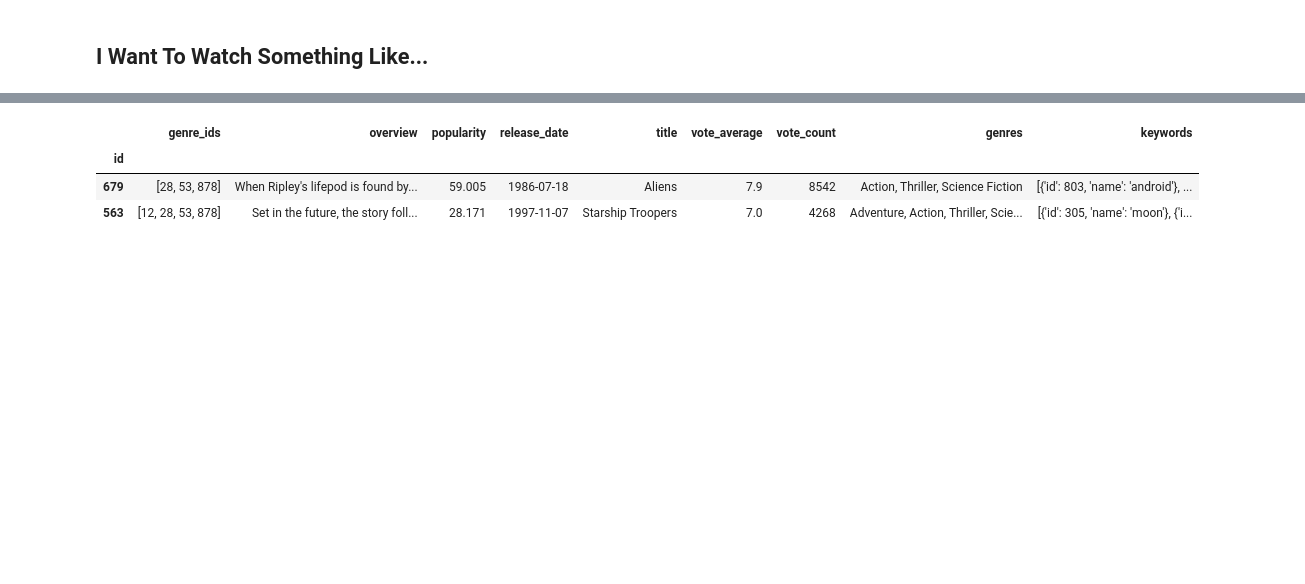
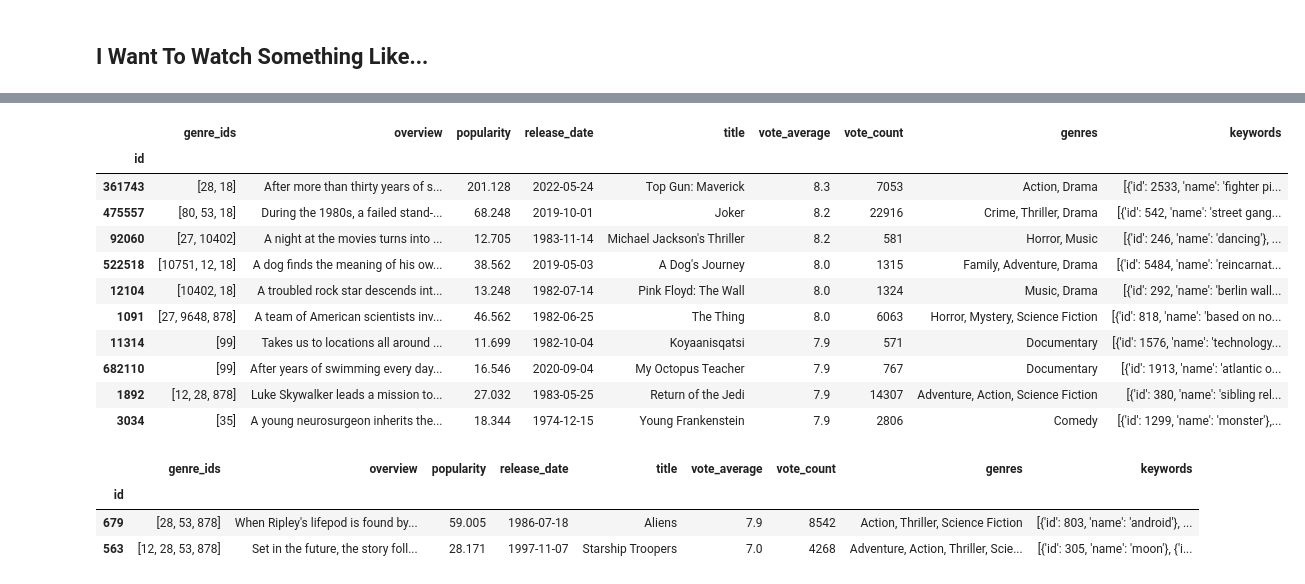
Before and after one commit to fadeeva/normal_projects, a Jupyter notebook: Popular_10000_movies_listed_on_TMDb/prsnt.ipynb, the cells around one changed output, grey strips where cells are left out. Saved outputs shown, nothing was run; the diff lists cells and outputs as text; code cells hidden in the pictures; blank space fills up the shorter version.

```diff
--- a/Popular_10000_movies_listed_on_TMDb/prsnt.ipynb
+++ b/Popular_10000_movies_listed_on_TMDb/prsnt.ipynb
@@ -607,3 +609,19 @@ movies_df.loc[reco_k.sort_values('mean', ascending=False).index].head(10)
+# %%
+
+movies_df.loc[reco_k.sort_values('sum', ascending=False).index].sort_values('vote_average', ascending=False).head(10)
+# %% [output]
+|  | genre_ids | overview | popularity | release_date | title | vote_average | vote_count | genres | keywords |
+| id |  |  |  |  |  |  |  |  |  |
+| 361743 | [28, 18] | After more than thirty years of s... | 201.128 | 2022-05-24 | Top Gun: Maverick | 8.3 | 7053 | Action, Drama | [{'id': 2533, 'name': 'fighter pi... |
+| 475557 | [80, 53, 18] | During the 1980s, a failed stand-... | 68.248 | 2019-10-01 | Joker | 8.2 | 22916 | Crime, Thriller, Drama | [{'id': 542, 'name': 'street gang... |
+| 92060 | [27, 10402] | A night at the movies turns into ... | 12.705 | 1983-11-14 | Michael Jackson's Thriller | 8.2 | 581 | Horror, Music | [{'id': 246, 'name': 'dancing'}, ... |
+| 522518 | [10751, 12, 18] | A dog finds the meaning of his ow... | 38.562 | 2019-05-03 | A Dog's Journey | 8.0 | 1315 | Family, Adventure, Drama | [{'id': 5484, 'name': 'reincarnat... |
+| 12104 | [10402, 18] | A troubled rock star descends int... | 13.248 | 1982-07-14 | Pink Floyd: The Wall | 8.0 | 1324 | Music, Drama | [{'id': 292, 'name': 'berlin wall... |
+| 1091 | [27, 9648, 878] | A team of American scientists inv... | 46.562 | 1982-06-25 | The Thing | 8.0 | 6063 | Horror, Mystery, Science Fiction | [{'id': 818, 'name': 'based on no... |
+| 11314 | [99] | Takes us to locations all around ... | 11.699 | 1982-10-04 | Koyaanisqatsi | 7.9 | 571 | Documentary | [{'id': 1576, 'name': 'technology... |
+| 682110 | [99] | After years of swimming every day... | 16.546 | 2020-09-04 | My Octopus Teacher | 7.9 | 767 | Documentary | [{'id': 1913, 'name': 'atlantic o... |
+| 1892 | [12, 28, 878] | Luke Skywalker leads a mission to... | 27.032 | 1983-05-25 | Return of the Jedi | 7.9 | 14307 | Adventure, Action, Science Fiction | [{'id': 380, 'name': 'sibling rel... |
+| 3034 | [35] | A young neurosurgeon inherits the... | 18.344 | 1974-12-15 | Young Frankenstein | 7.9 | 2806 | Comedy | [{'id': 1299, 'name': 'monster'},... |
 # %%
 class IWantToWatchSomethingLike:
     def __init__(self, i_like:list):
```
Also changed, not shown: parts of 9 cells of this notebook.
